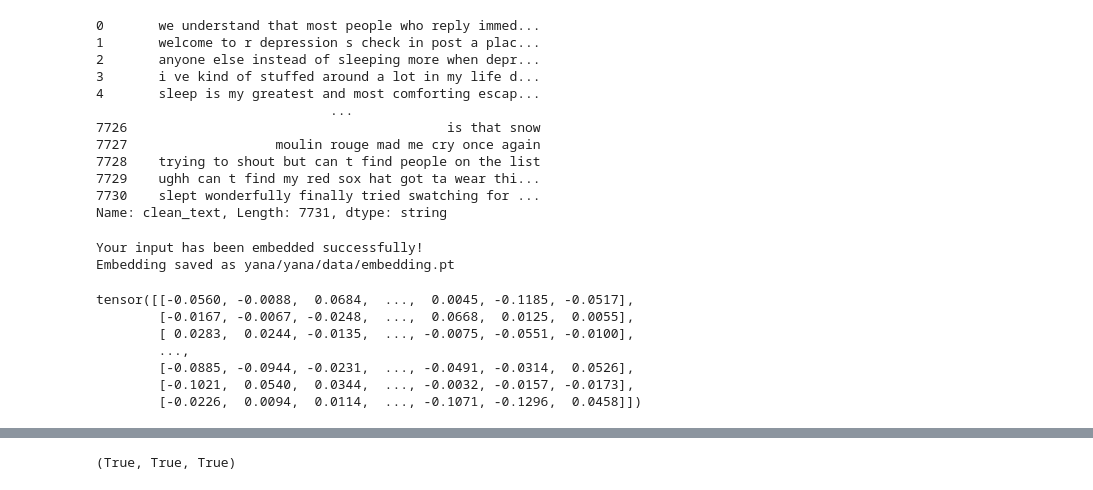
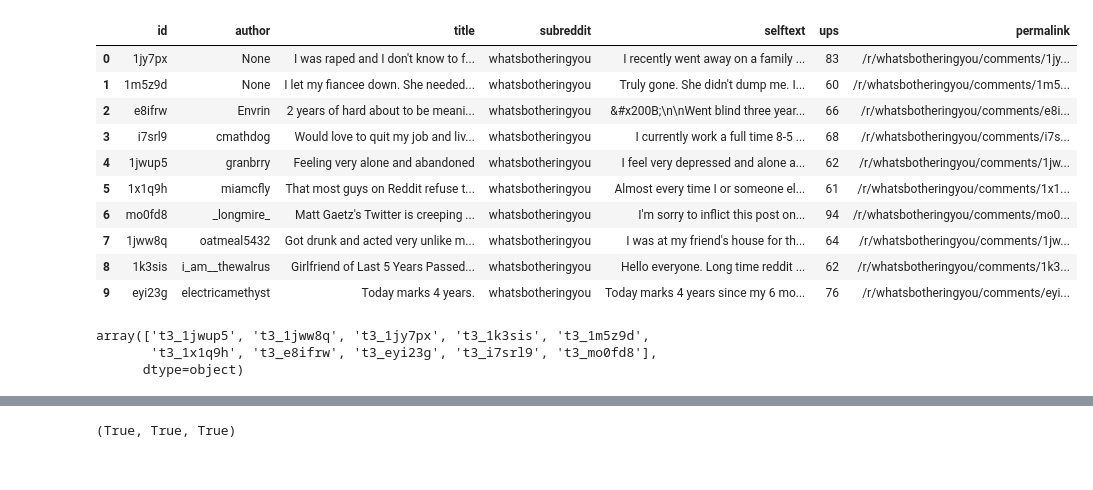
Before and after one commit to Cenedikt/yana, a Jupyter notebook: notebooks/vlad/Model1_1_test.ipynb, the cells around one changed output, grey strips where cells are left out. Saved outputs shown, nothing was run; the diff lists cells and outputs as text; code cells hidden in the pictures.

```diff
--- a/notebooks/vlad/Model1_1_test.ipynb
+++ b/notebooks/vlad/Model1_1_test.ipynb
@@ -9,31 +11,26 @@ ModuleNotFoundError: No module named 'scripts'
 # %%
-data = pd.read_csv('../yana/data/depression_dataset_reddit_cleaned.csv')
-posts = data['clean_text'].astype('string')
+posts = pd.read_csv('/Users/vladnicolescu/code/Cenedikt/yana/yana/data/comments.csv')
+#posts = data['clean_text'].astype('string')
+#posts
 posts
+
+posts2 = pd.read_csv('/Users/vladnicolescu/code/Cenedikt/yana/yana/data/posts.csv')
+posts2
 # %% [output]
-0       we understand that most people who reply immed...
-1       welcome to r depression s check in post a plac...
-2       anyone else instead of sleeping more when depr...
-3       i ve kind of stuffed around a lot in my life d...
-4       sleep is my greatest and most comforting escap...
-                              ...
-7726                                         is that snow
-7727                   moulin rouge mad me cry once again
-7728    trying to shout but can t find people on the list
-7729    ughh can t find my red sox hat got ta wear thi...
-7730    slept wonderfully finally tried swatching for ...
-Name: clean_text, Length: 7731, dtype: string
+|  | id | author | title | subreddit | selftext | ups | permalink |
+| 0 | 1jy7px | None | I was raped and I don't know to f... | whatsbotheringyou | I recently went away on a family ... | 83 | /r/whatsbotheringyou/comments/1jy... |
+| 1 | 1m5z9d | None | I let my fiancee down. She needed... | whatsbotheringyou | Truly gone. She didn't dump me. I... | 60 | /r/whatsbotheringyou/comments/1m5... |
+| 2 | e8ifrw | Envrin | 2 years of hard about to be meani... | whatsbotheringyou | &#x200B;\n\nWent blind three year... | 66 | /r/whatsbotheringyou/comments/e8i... |
+| 3 | i7srl9 | cmathdog | Would love to quit my job and liv... | whatsbotheringyou | I currently work a full time 8-5 ... | 68 | /r/whatsbotheringyou/comments/i7s... |
+| 4 | 1jwup5 | granbrry | Feeling very alone and abandoned | whatsbotheringyou | I feel very depressed and alone a... | 62 | /r/whatsbotheringyou/comments/1jw... |
+| 5 | 1x1q9h | miamcfly | That most guys on Reddit refuse t... | whatsbotheringyou | Almost every time I or someone el... | 61 | /r/whatsbotheringyou/comments/1x1... |
+| 6 | mo0fd8 | _longmire_ | Matt Gaetz's Twitter is creeping ... | whatsbotheringyou | I'm sorry to inflict this post on... | 94 | /r/whatsbotheringyou/comments/mo0... |
+| 7 | 1jww8q | oatmeal5432 | Got drunk and acted very unlike m... | whatsbotheringyou | I was at my friend's house for th... | 64 | /r/whatsbotheringyou/comments/1jw... |
+| 8 | 1k3sis | i_am__thewalrus | Girlfriend of Last 5 Years Passed... | whatsbotheringyou | Hello everyone. Long time reddit ... | 62 | /r/whatsbotheringyou/comments/1k3... |
+| 9 | eyi23g | electricamethyst | Today marks 4 years. | whatsbotheringyou | Today marks 4 years since my 6 mo... | 76 | /r/whatsbotheringyou/comments/eyi... |
-# %%
-model = Model1_1()
-
-model.embed(posts,save=True)
-# %% [output]
-Your input has been embedded successfully!
-Embedding saved as yana/yana/data/embedding.pt
-tensor([[-0.0560, -0.0088,  0.0684,  ...,  0.0045, -0.1185, -0.0517],
-        [-0.0167, -0.0067, -0.0248,  ...,  0.0668,  0.0125,  0.0055],
-        [ 0.0283,  0.0244, -0.0135,  ..., -0.0075, -0.0551, -0.0100],
-        ...,
-        [-0.0885, -0.0944, -0.0231,  ..., -0.0491, -0.0314,  0.0526],
-        [-0.1021,  0.0540,  0.0344,  ..., -0.0032, -0.0157, -0.0173],
-        [-0.0226,  0.0094,  0.0114,  ..., -0.1071, -0.1296,  0.0458]])
+# %%
+posts['post_id'].unique()
+# %% [output]
+array(['t3_1jwup5', 't3_1jww8q', 't3_1jy7px', 't3_1k3sis', 't3_1m5z9d',
+       't3_1x1q9h', 't3_e8ifrw', 't3_eyi23g', 't3_i7srl9', 't3_mo0fd8'],
+      dtype=object)
```
Also changed, not shown: parts of 7 cells of this notebook, 1 other file.
